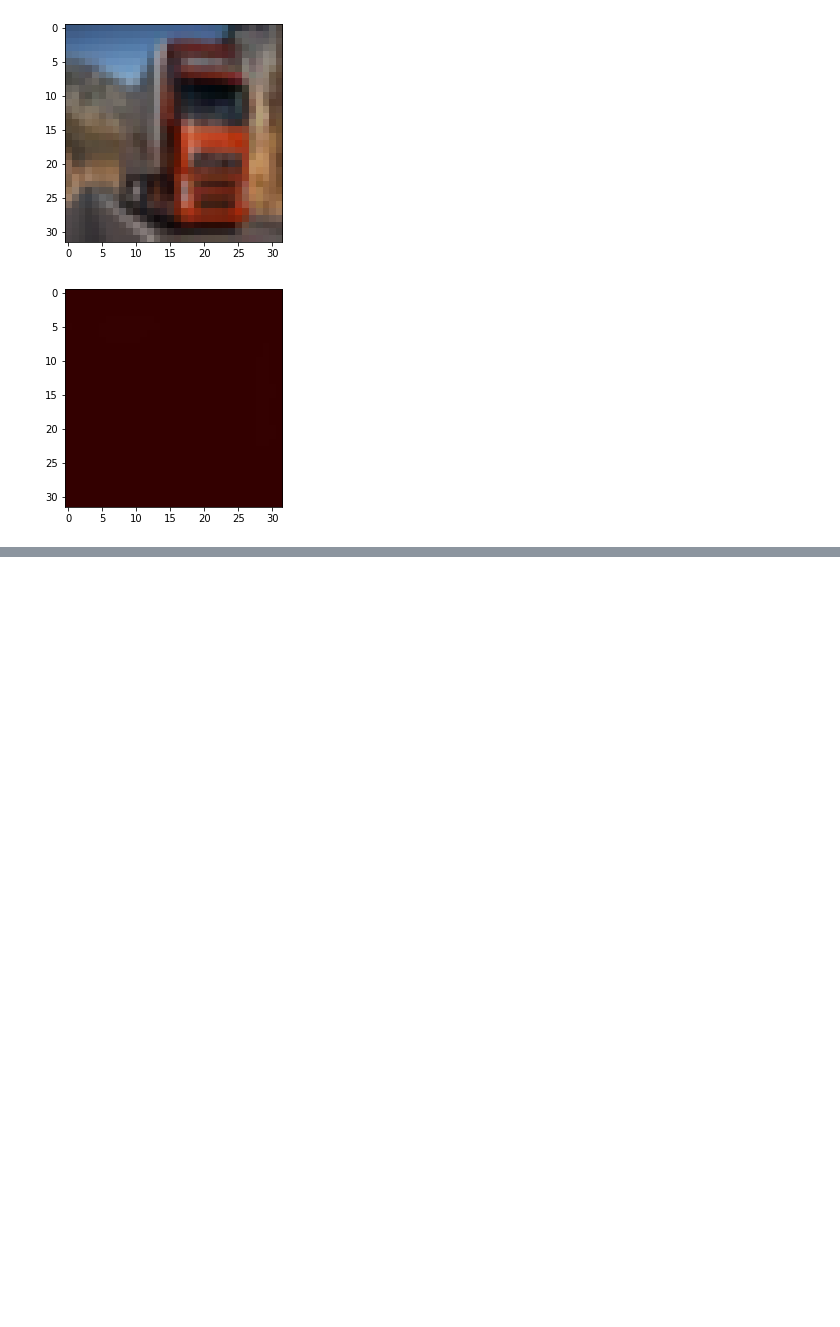
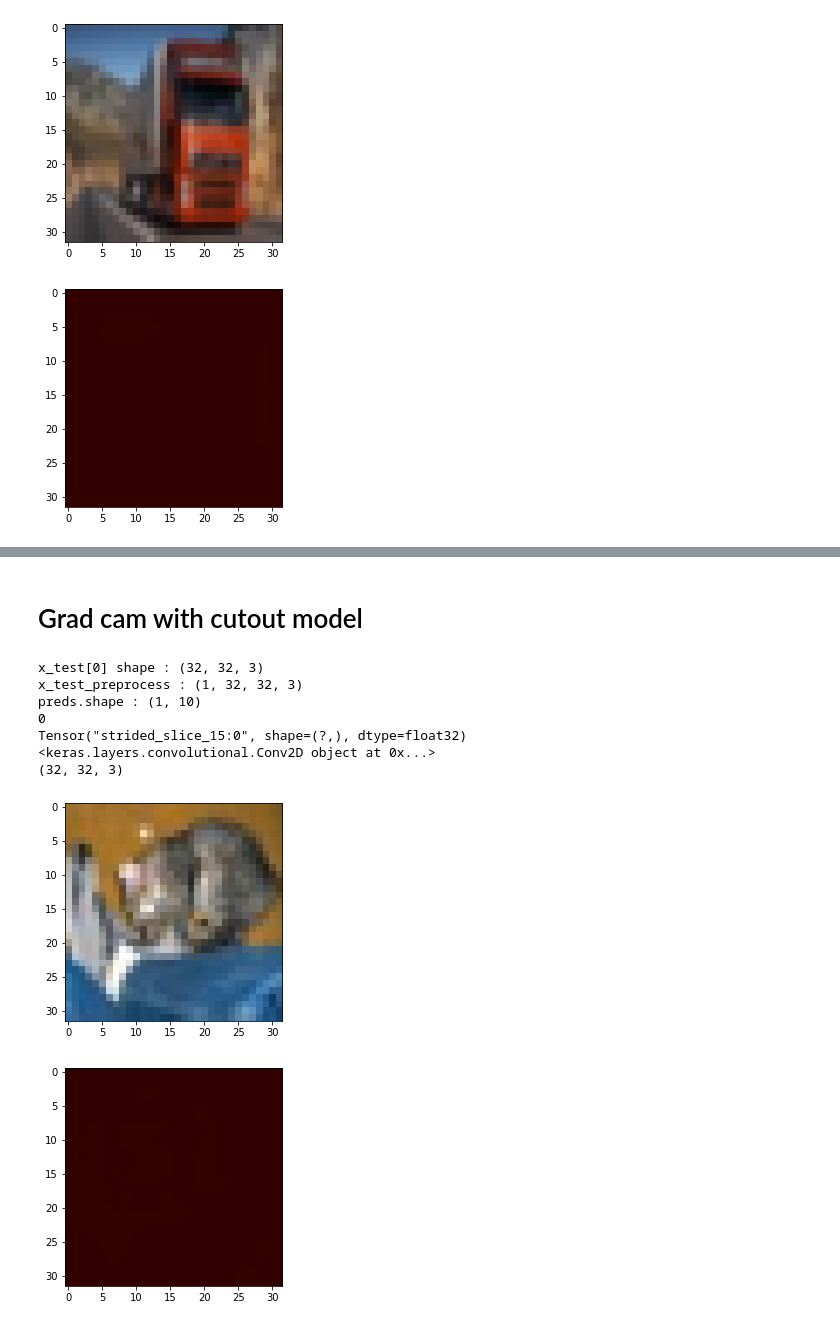
Before and after one commit to VidhyaMadhavi/EVA, a Jupyter notebook: Assignment9/Assignment9.ipynb, the cells around one changed output, grey strips where cells are left out. Saved outputs shown, nothing was run; the diff lists cells and outputs as text; code cells hidden in the pictures; blank space fills up the shorter version.

```diff
--- a/Assignment9/Assignment9.ipynb
+++ b/Assignment9/Assignment9.ipynb
@@ -522,0 +748,74 @@ Tensor("strided_slice_85:0", shape=(?,), dtype=float32)
+# %% [markdown]
+# Grad cam with cutout model
+# %%
+x_test = test_features
+def preprocess_input(x, **kwargs):
+    return x
+
+
+
+from skimage.transform import resize
+def preprocess(x):
+    x = resize(x, (32,32), mode='constant') * 255
+    x = preprocess_input(x)
+    if x.ndim == 3:
+        x = np.expand_dims(x, 0)
+    return x
+print ('x_test[0] shape :', x_test[0].shape)
+x_test_preprocess = preprocess(x_test[0])
+print ('x_test_preprocess :', x_test_preprocess.shape)
+preds = model.predict(x_test_preprocess)
+print ('preds.shape :', preds.shape)
+
+
+class_idx = np.argmax(preds[0])
+print(class_idx)
+class_output = model.output[:, class_idx]
+print(class_output)
+
+last_conv_layer = model.get_layer("conv2d_40")
+print(last_conv_layer)
+grads = K.gradients(class_output, last_conv_layer.output)[0]
+pooled_grads = K.mean(grads, axis=(0, 1, 2))
+
+iterate = K.function([model.input], [pooled_grads, last_conv_layer.output[0]])
+pooled_grads_value, conv_layer_output_value = iterate([x_test_preprocess])
+
+for i in range(192):
+    conv_layer_output_value[:, :, i] *= pooled_grads_value[i]
+
+heatmap = np.mean(conv_layer_output_value, axis=-1)
+heatmap = np.maximum(heatmap, 0)
+heatmap /= np.max(heatmap)
+
+import cv2
+import matplotlib.pyplot as plt
+
+cv2.imwrite('color_img.jpg', x_test[0])
+import os
+img_path= os.path.join(os.getcwd(),'color_img.jpg')
+img = cv2.imread(img_path)
+# print(img)
+# plt.imshow(img)
+# plt.show()
+# img = x_test[0]#cv2.imread(img_path)
+heatmap = cv2.resize(heatmap, (img.shape[1], img.shape[0]))
+heatmap = np.uint8(255 * heatmap)
+heatmap = cv2.applyColorMap(heatmap, cv2.COLORMAP_JET)
+print(heatmap.shape)
+superimposed_img = cv2.addWeighted(img, 0.6, heatmap, 0.4, 0)
+
+plt.imshow(x_test[0])
+plt.show()
+plt.imshow( superimposed_img)
+plt.show()
+# %% [output]
+x_test[0] shape : (32, 32, 3)
+x_test_preprocess : (1, 32, 32, 3)
+preds.shape : (1, 10)
+0
+Tensor("strided_slice_15:0", shape=(?,), dtype=float32)
+<keras.layers.convolutional.Conv2D object at 0x...>
+(32, 32, 3)
+[figure, added]
+[figure, added]
```
Also changed, not shown: parts of 17 cells of this notebook.
